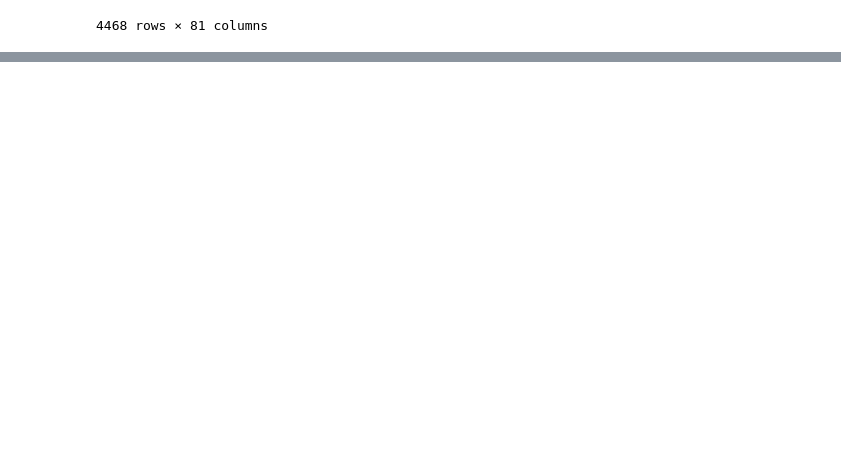
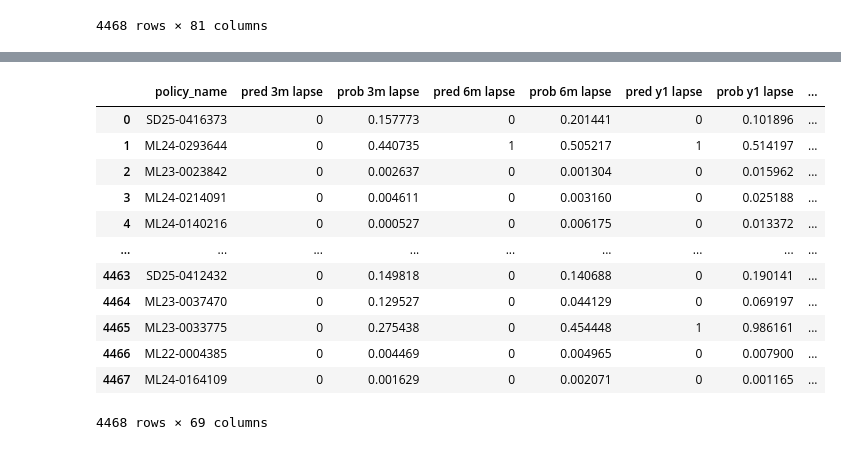
Before and after one commit to Christine-H-code/LapseRate_modeling, a Jupyter notebook: Inception/At_Inception_Models.ipynb, the cells around one changed output, grey strips where cells are left out. Saved outputs shown, nothing was run; the diff lists cells and outputs as text; code cells hidden in the pictures; blank space fills up the shorter version.

```diff
--- a/Inception/At_Inception_Models.ipynb
+++ b/Inception/At_Inception_Models.ipynb
@@ -600,0 +988,16 @@ new_data
+# %%
+data
+# %% [output]
+|  | policy_name | pred 3m lapse | prob 3m lapse | pred 6m lapse | prob 6m lapse | pred y1 lapse | prob y1 lapse | ... |
+| 0 | SD25-0416373 | 0 | 0.157773 | 0 | 0.201441 | 0 | 0.101896 | ... |
+| 1 | ML24-0293644 | 0 | 0.440735 | 1 | 0.505217 | 1 | 0.514197 | ... |
+| 2 | ML23-0023842 | 0 | 0.002637 | 0 | 0.001304 | 0 | 0.015962 | ... |
+| 3 | ML24-0214091 | 0 | 0.004611 | 0 | 0.003160 | 0 | 0.025188 | ... |
+| 4 | ML24-0140216 | 0 | 0.000527 | 0 | 0.006175 | 0 | 0.013372 | ... |
+| ... | ... | ... | ... | ... | ... | ... | ... | ... |
+| 4463 | SD25-0412432 | 0 | 0.149818 | 0 | 0.140688 | 0 | 0.190141 | ... |
+| 4464 | ML23-0037470 | 0 | 0.129527 | 0 | 0.044129 | 0 | 0.069197 | ... |
+| 4465 | ML23-0033775 | 0 | 0.275438 | 0 | 0.454448 | 1 | 0.986161 | ... |
+| 4466 | ML22-0004385 | 0 | 0.004469 | 0 | 0.004965 | 0 | 0.007900 | ... |
+| 4467 | ML24-0164109 | 0 | 0.001629 | 0 | 0.002071 | 0 | 0.001165 | ... |
+4468 rows × 69 columns
```
Also changed, not shown: parts of 29 cells of this notebook.
